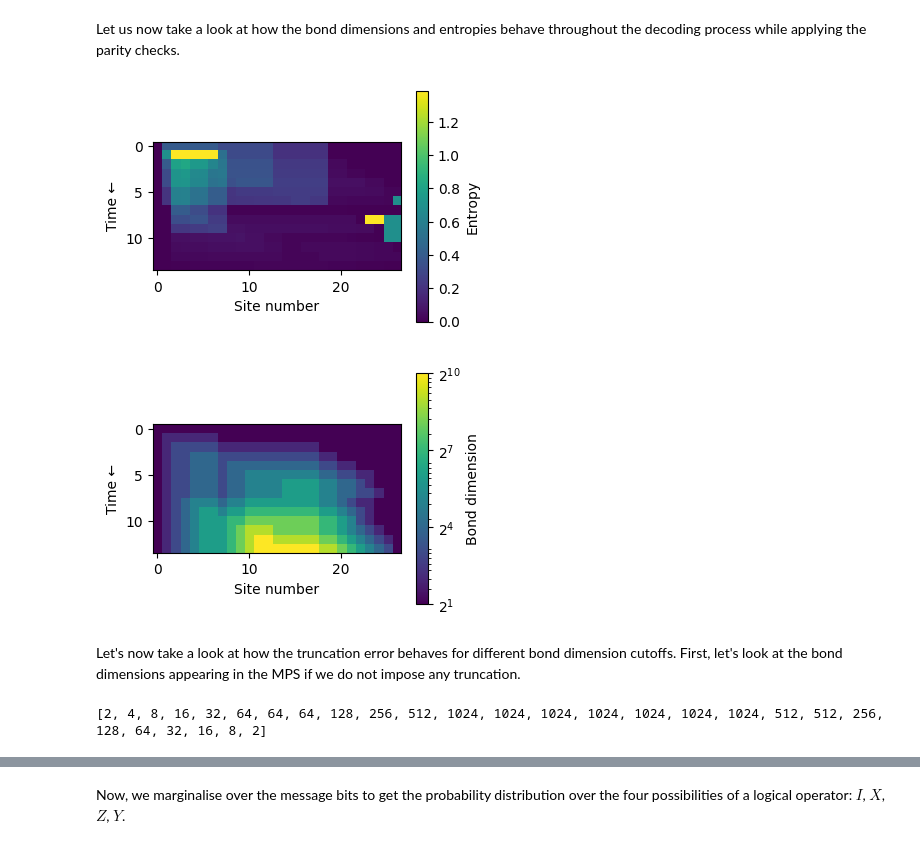
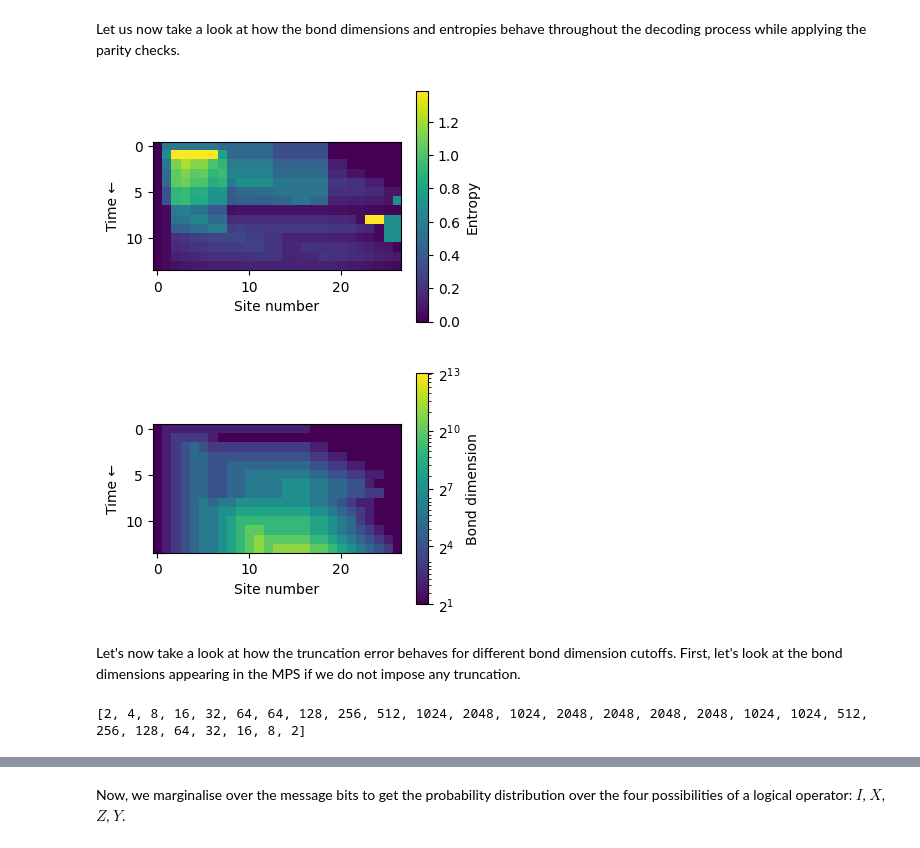
Before and after one commit to quicophy/mdopt, a Jupyter notebook: docs/source/quantum_surface.ipynb, the cells around one changed output, grey strips where cells are left out. Drawn from its saved outputs; the diff is of its cells as text; code cells hidden in the pictures.

```diff
--- a/docs/source/quantum_surface.ipynb
+++ b/docs/source/quantum_surface.ipynb
@@ -80,7 +87,9 @@ Now, let us define the initial state. First of all we will check that no error i
 error_state = "0" * (num_sites - num_logicals)
 logicals_state = "+" * num_logicals
 state_string = logicals_state + error_state
-error_mps = create_custom_product_state(string=state_string)
+error_mps = create_custom_product_state(
+    string=state_string, tolerance=1e-17, form="Right-canonical"
+)
 # %% [markdown]
 Here, we get the sites where the checks will be applied. We will need to construct MPOs using this data.
 # %%
@@ -164,13 +173,11 @@ print(css_code_logicals_sites(code)[1])
 Now the fun part, MPS-MPO contraction. But first, we apply the bias channel to our error state. This is done to bias our output towards the received input. This is done by distributing the amplitude around the initial basis product state to other basis product states in the descending order by Hamming distance.
 # %%
 renormalise = True
-result_to_explicit = False
 sites_to_bias = list(range(num_logicals, num_sites))
 error_mps = apply_bitflip_bias(
     mps=error_mps,
-    prob_bias_list=0.05,
+    prob_bias_list=0.1,
     sites_to_bias=sites_to_bias,
-    renormalise=renormalise,
 )
 # %%
 entropies, bond_dims = [], []
@@ -181,8 +188,9 @@ for i in [0, 1]:
         error_mps,
         logicals_sites[i],
         logicals_tensors,
+        chi_max=1e4,
+        cut=0,
         renormalise=renormalise,
-        result_to_explicit=result_to_explicit,
         strategy="Optimised",
         return_entropies_and_bond_dims=True,
     )
@@ -195,8 +203,9 @@ for i in [0, 1]:
         error_mps,
         constraint_sites[i],
         constraints_tensors,
+        chi_max=1e4,
+        cut=0,
         renormalise=renormalise,
-        result_to_explicit=result_to_explicit,
         strategy="Optimised",
         return_entropies_and_bond_dims=True,
     )
@@ -212,24 +221,24 @@ plt.xlabel("Site number")
 plt.ylabel("Time ←")
 plt.show()
 # %% [output]
-[figure, old version]
+[figure, new version]
 # %%
 plt.figure(figsize=(4, 3))
-plt.imshow(bond_dims, cmap="viridis", norm=LogNorm(vmin=2**1, vmax=2**10))
+plt.imshow(bond_dims, cmap="viridis", norm=LogNorm(vmin=2**1, vmax=2**13))
 cbar = plt.colorbar(
     label="Bond dimension",
     format=FuncFormatter(lambda x, pos: f"$2^{{{int(np.log2(x))}}}$"),
-    ticks=[2**i for i in range(1, 11, 3)],
+    ticks=[2**i for i in range(1, 14, 3)],
 )
 plt.ylabel("Time ←")
 plt.xlabel("Site number")
 plt.show()
 # %% [output]
-[figure, old version]
+[figure, new version]
 # %% [markdown]
 Let's now take a look at how the truncation error behaves for different bond dimension cutoffs. First, let's look at the bond dimensions appearing in the MPS if we do not impose any truncation.
 # %%
 print(error_mps.bond_dimensions)
 # %% [output]
-[2, 4, 8, 16, 32, 64, 64, 64, 128, 256, 512, 1024, 1024, 1024, 1024, 1024, 1024, 1024, 512, 512, 256, 128, 64, 32, 16, 8, 2]
+[2, 4, 8, 16, 32, 64, 64, 128, 256, 512, 1024, 2048, 1024, 2048, 2048, 2048, 2048, 1024, 1024, 512, 256, 128, 64, 32, 16, 8, 2]
 # %%
```
Also changed, not shown: parts of 23 cells of this notebook, 4 other files.
